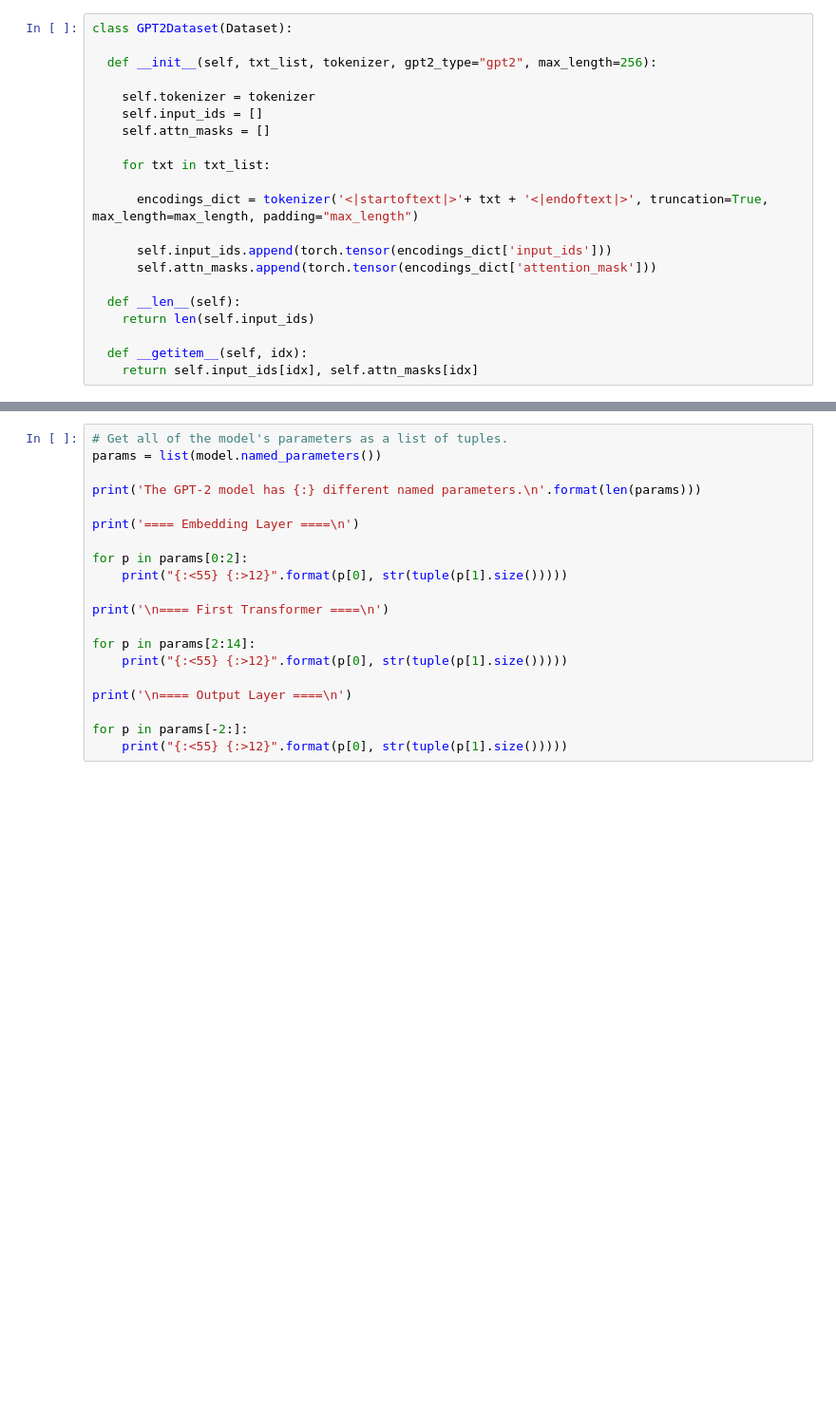
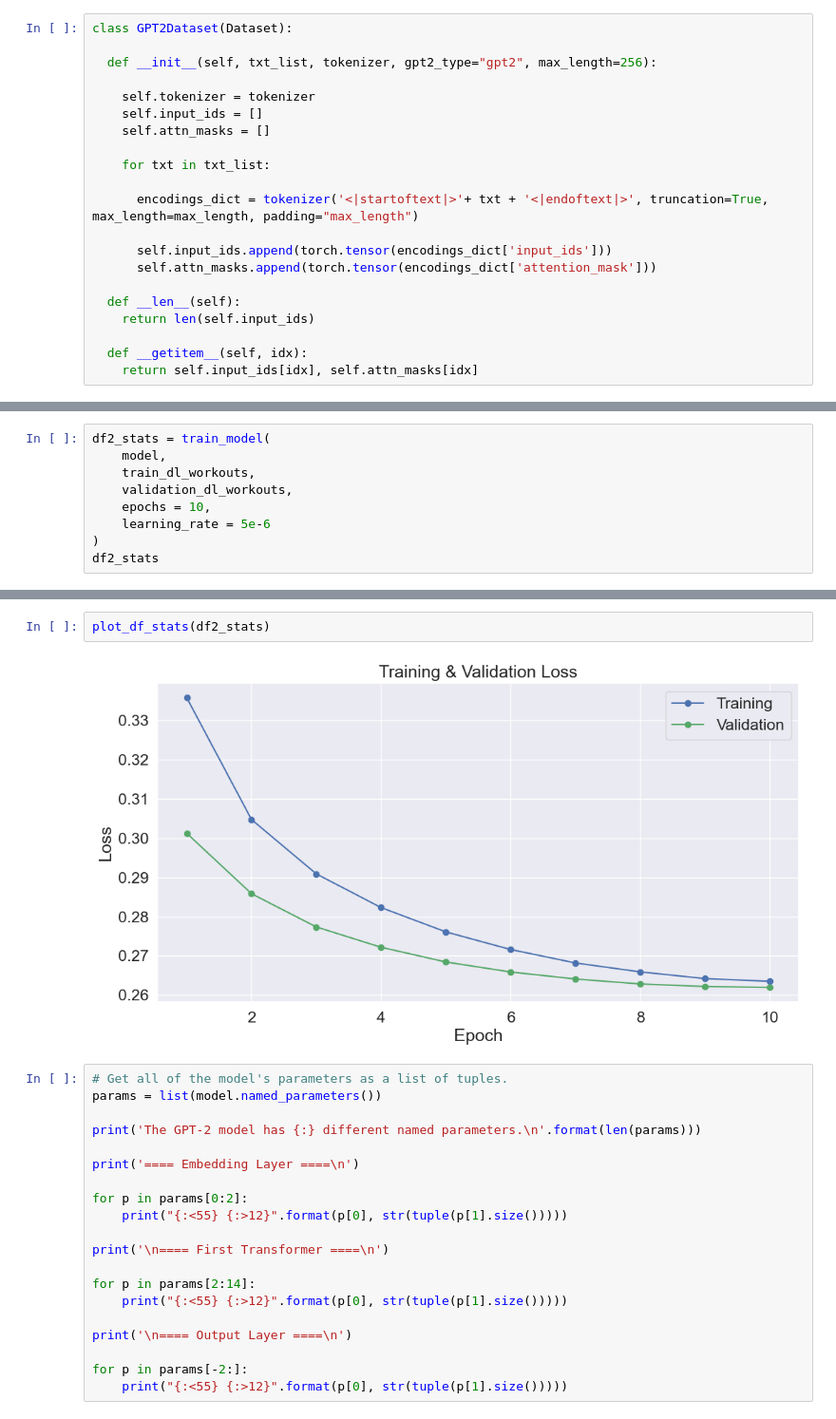
Before and after one commit to cluffa/GitFit, a Jupyter notebook: train.ipynb, the cells around one changed output, grey strips where cells are left out. Shown: that part at 95% size. Cells and saved outputs as stored; diff of their text form; blank space fills up the shorter version.

```diff
--- a/train.ipynb
+++ b/train.ipynb
@@ -387,0 +383,9 @@ plt.show()
+# %%
+df2_stats = train_model(
+    model,
+    train_dl_workouts,
+    validation_dl_workouts,
+    epochs = 10,
+    learning_rate = 5e-6
+)
+df2_stats
@@ -388,3 +422,7 @@ plt.show()
+# %%
+plot_df_stats(df2_stats)
+# %% [output]
+[figure, added]
 # %%
 # Get all of the model's parameters as a list of tuples.
 params = list(model.named_parameters())
```
Also changed, not shown: parts of 30 cells of this notebook, 1 other file.
